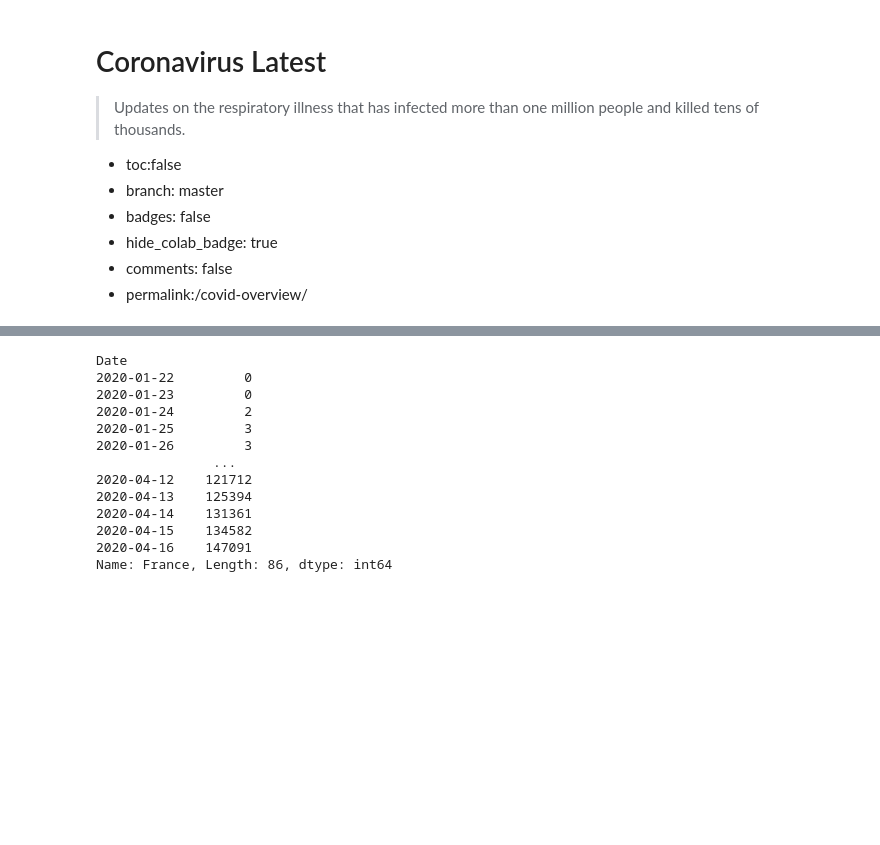
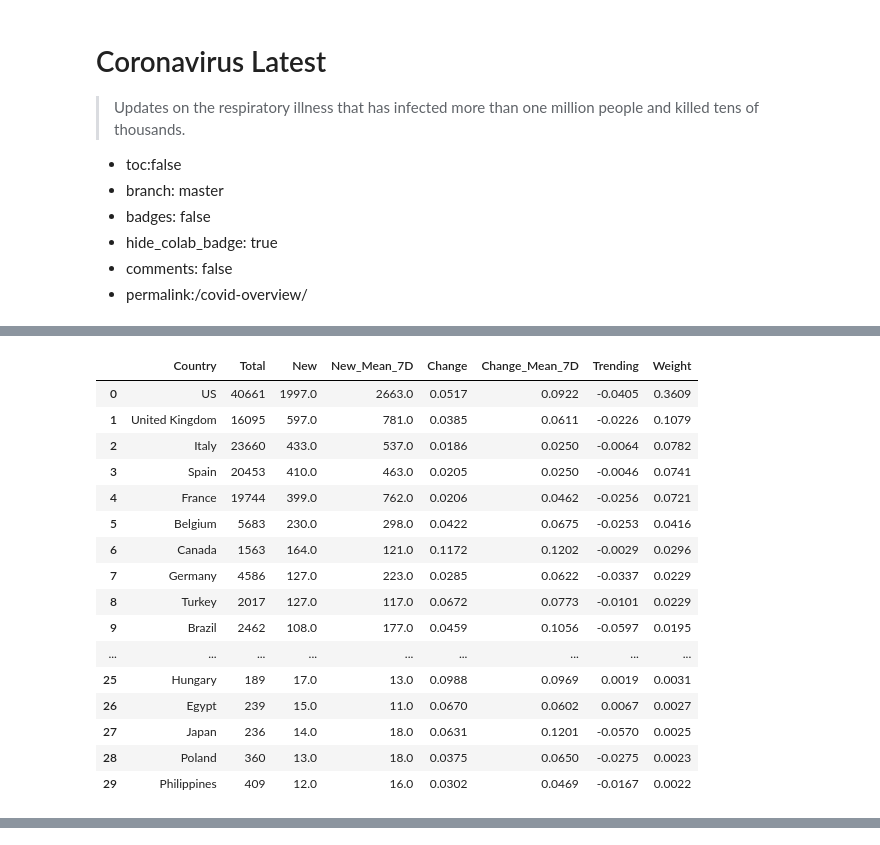
Before and after one commit to holamedia/covid19, a Jupyter notebook: _notebooks/2020-04-16-COVID-19-WORLD.ipynb, the cells around one changed output, grey strips where cells are left out. Drawn from its saved outputs; the diff is of its cells as text; code cells hidden in the pictures; blank space fills up the shorter version.

```diff
--- a/_notebooks/2020-04-16-COVID-19-WORLD.ipynb
+++ b/_notebooks/2020-04-16-COVID-19-WORLD.ipynb
@@ -218,2 +235,26 @@ alt.Chart(df_confirm_country).mark_line().encode(
+# %%
+#hide_input
+df_summary_deaths = df_summary(df_deaths)
+df_deaths_major = df_summary_deaths[(df_summary_deaths['New'] > 10) & (df_summary_deaths['Total'] > 100)].reset_index()
+
+df_deaths_major.sort_values(by='New', ascending=False)
+# %% [output]
+|  | Country | Total | New | New_Mean_7D | Change | Change_Mean_7D | Trending | Weight |
+| 0 | US | 40661 | 1997.0 | 2663.0 | 0.0517 | 0.0922 | -0.0405 | 0.3609 |
+| 1 | United Kingdom | 16095 | 597.0 | 781.0 | 0.0385 | 0.0611 | -0.0226 | 0.1079 |
+| 2 | Italy | 23660 | 433.0 | 537.0 | 0.0186 | 0.0250 | -0.0064 | 0.0782 |
+| 3 | Spain | 20453 | 410.0 | 463.0 | 0.0205 | 0.0250 | -0.0046 | 0.0741 |
+| 4 | France | 19744 | 399.0 | 762.0 | 0.0206 | 0.0462 | -0.0256 | 0.0721 |
+| 5 | Belgium | 5683 | 230.0 | 298.0 | 0.0422 | 0.0675 | -0.0253 | 0.0416 |
+| 6 | Canada | 1563 | 164.0 | 121.0 | 0.1172 | 0.1202 | -0.0029 | 0.0296 |
+| 7 | Germany | 4586 | 127.0 | 223.0 | 0.0285 | 0.0622 | -0.0337 | 0.0229 |
+| 8 | Turkey | 2017 | 127.0 | 117.0 | 0.0672 | 0.0773 | -0.0101 | 0.0229 |
+| 9 | Brazil | 2462 | 108.0 | 177.0 | 0.0459 | 0.1056 | -0.0597 | 0.0195 |
+| ... | ... | ... | ... | ... | ... | ... | ... | ... |
+| 25 | Hungary | 189 | 17.0 | 13.0 | 0.0988 | 0.0969 | 0.0019 | 0.0031 |
+| 26 | Egypt | 239 | 15.0 | 11.0 | 0.0670 | 0.0602 | 0.0067 | 0.0027 |
+| 27 | Japan | 236 | 14.0 | 18.0 | 0.0631 | 0.1201 | -0.0570 | 0.0025 |
+| 28 | Poland | 360 | 13.0 | 18.0 | 0.0375 | 0.0650 | -0.0275 | 0.0023 |
+| 29 | Philippines | 409 | 12.0 | 16.0 | 0.0302 | 0.0469 | -0.0167 | 0.0022 |
 # %%
 #hide_input
@@ -230,21 +268,3 @@ alt.Chart(df_deaths_major).mark_bar().encode(
 )
 # %% [output]
 [interactive output not drawn]
-# %%
-#hide
-df_confirmed_countries = df_confirmed.groupby(['Date', 'Country']).sum().unstack().xs('Cases', axis=1).transpose()
-df_confirmed_countries.loc['France']
-# %% [output]
-Date
-2020-01-22         0
-2020-01-23         0
-2020-01-24         2
-2020-01-25         3
-2020-01-26         3
-               ...
-2020-04-12    121712
-2020-04-13    125394
-2020-04-14    131361
-2020-04-15    134582
-2020-04-16    147091
-Name: France, Length: 86, dtype: int64
```
Also changed, not shown: parts of 21 cells of this notebook.
